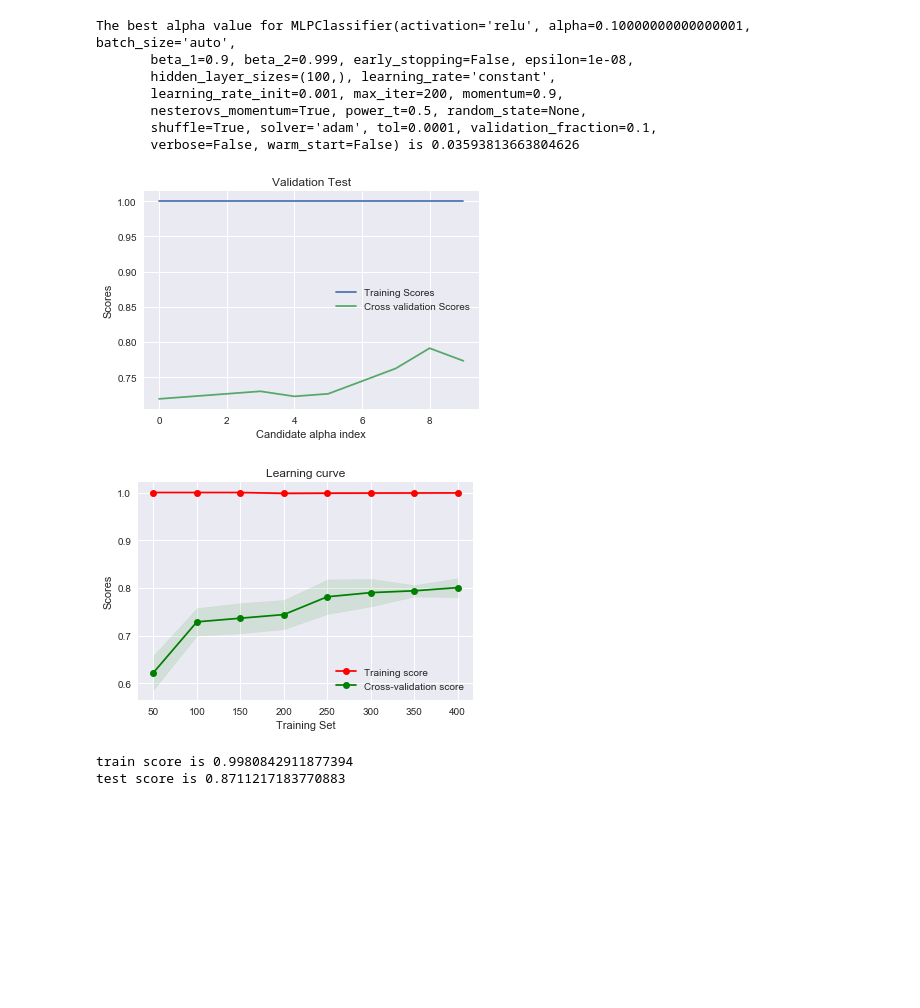
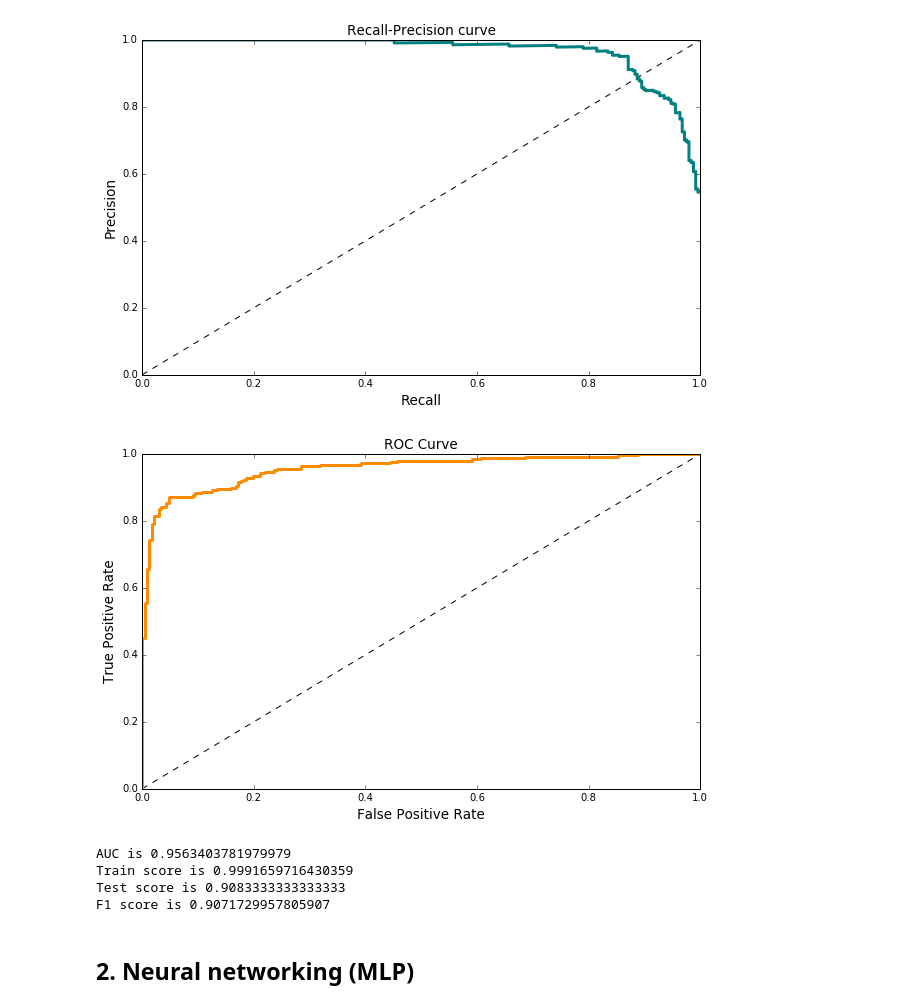
Before and after one commit to Fake-News-Project/Fake-News-Project, a Jupyter notebook: Step2_Extracting_features_and_predict_via_machine_learning.ipynb, the cells around one changed output. Drawn from its saved outputs; the diff is of its cells as text; code cells hidden in the pictures; blank space fills up the shorter version.

```diff
--- a/Step2_Extracting_features_and_predict_via_machine_learning.ipynb
+++ b/Step2_Extracting_features_and_predict_via_machine_learning.ipynb
@@ -276,14 +207,26 @@ Test score is 0.863961813842482
+# %%
+# plot precision recall curve
+plot_precision_recall(LR, X_test_dtm, Y_test)
+# plot ROC curve
+plot_roc_curve(LR, X_test_dtm, Y_test)
+# print scores
+print_scores(LR, X_train_dtm, Y_train, X_test_dtm, Y_test, Y_test_pred_LR)
+# %% [output]
+[figure, added]
+[figure, added]
+AUC is 0.9563403781979979
+Train score is 0.9991659716430359
+Test score is 0.9083333333333333
+F1 score is 0.9071729957805907
+# %% [markdown]
+## 2. Neural networking (MLP)
 # %%
-# Neural networking (MLP)
 best_alpha = valid_test(MLPClassifier(), 'alpha', np.logspace(-5, -1, 10))
 MLP = MLPClassifier(alpha=best_alpha, hidden_layer_sizes=(10, 10, 10), random_state=1, max_iter=200)
 # MLP = MLPClassifier(alpha=1e-05, hidden_layer_sizes=(12, 12, 12), random_state=1, max_iter=200)
 MLP.fit(X_train_dtm, Y_train)
 Learning_curve(MLP)
 Y_test_pred_MLP = MLP.predict(X_test_dtm)
-
-print('train score is {}'.format(MLP.score(X_train_dtm, Y_train)))
-print('test score is {}'.format(MLP.score(X_test_dtm, Y_test)))
 
 # polynomial_features = PolynomialFeatures(degree=2,include_bias=False)
 # pipeline = Pipeline([("polynomial_features", polynomial_features), ("MLP_Classifier", MLP)])
@@ -293,15 +236,3 @@ print('test score is {}'.format(MLP.score(X_test_dtm, Y_test)))
 
 # print('train score is {}'.format(pipeline.score(X_train, Y_train)))
 # print('cross validation score is {}'.format(pipeline.score(X_cv, Y_cv)))
-# %% [output]
-The best alpha value for MLPClassifier(activation='relu', alpha=0.10000000000000001, batch_size='auto',
-       beta_1=0.9, beta_2=0.999, early_stopping=False, epsilon=1e-08,
-       hidden_layer_sizes=(100,), learning_rate='constant',
-       learning_rate_init=0.001, max_iter=200, momentum=0.9,
-       nesterovs_momentum=True, power_t=0.5, random_state=None,
-       shuffle=True, solver='adam', tol=0.0001, validation_fraction=0.1,
-       verbose=False, warm_start=False) is 0.03593813663804626
-[figure, removed]
-[figure, removed]
-train score is 0.9980842911877394
-test score is 0.8711217183770883
```
Also changed, not shown: parts of 32 cells of this notebook, 3 other files.
